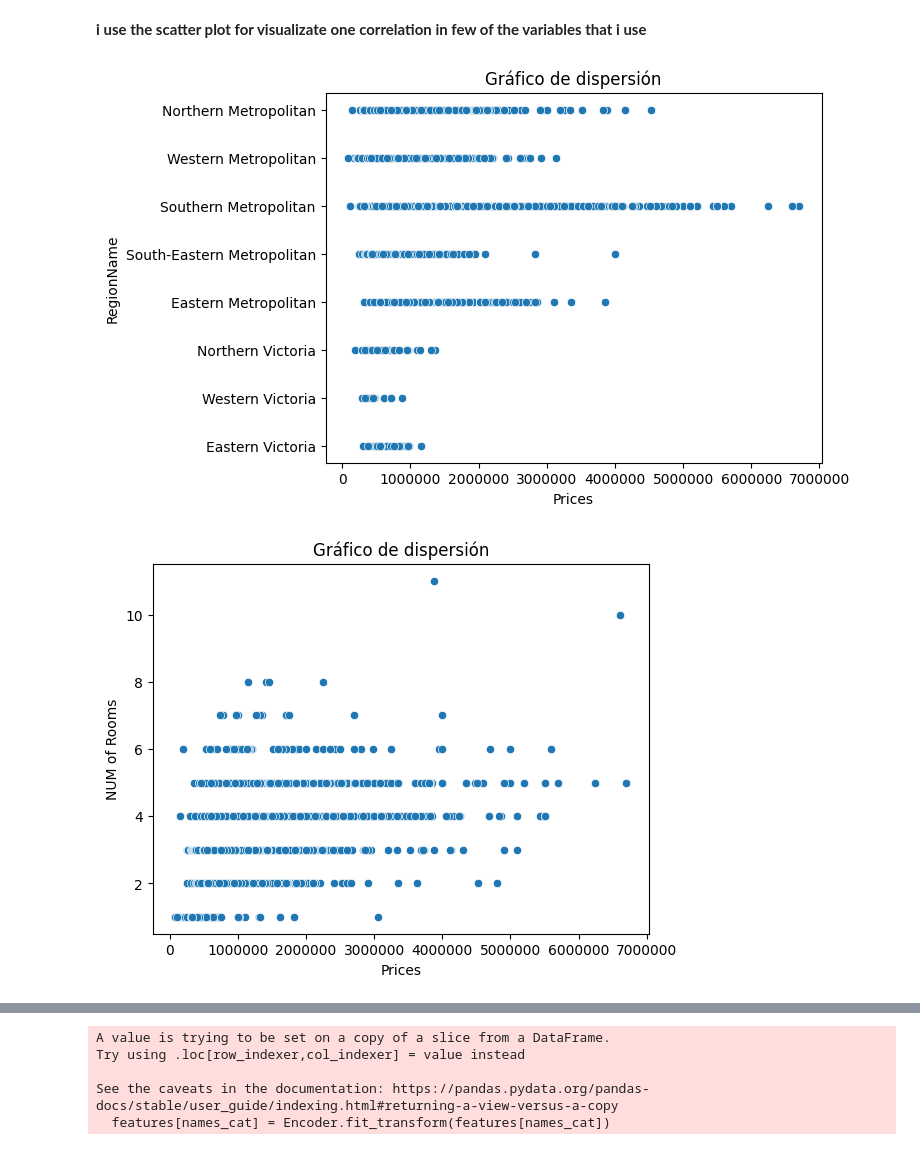
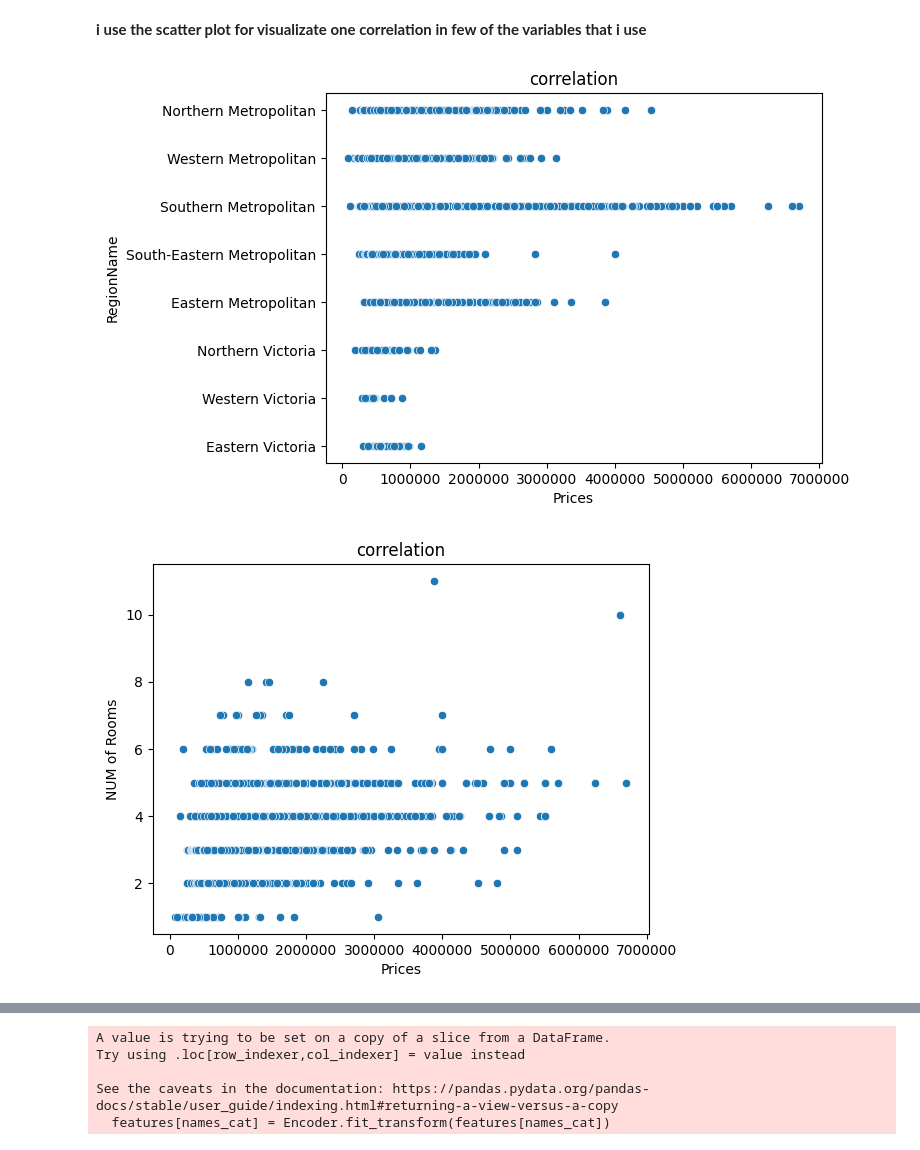
Before and after one commit to edoruin/KagglePractice, a Jupyter notebook: validation-knowledges-intro-ml.ipynb, the cells around one changed output, grey strips where cells are left out. Cells and saved outputs as stored; diff of their text form; code cells hidden in the pictures.

```diff
--- a/validation-knowledges-intro-ml.ipynb
+++ b/validation-knowledges-intro-ml.ipynb
@@ -47,7 +47,7 @@ sns.scatterplot( y=data_short['Regionname'], x=data_short['Price'],  data=data)
 plt.ticklabel_format(style='plain', axis='x')
 
 # add details with plt
-plt.title('Gráfico de dispersión')
+plt.title('correlation')
 plt.xlabel('Prices')
 plt.ylabel('RegionName')
 
@@ -55,27 +55,27 @@ plt.ylabel('RegionName')
 # show the plot
 plt.show()
 # %% [output]
-[figure, old version]
+[figure, new version]
 # %%
 import seaborn as sns
 import matplotlib.pyplot as plt
 
 
 #create a scatter plot with seaborn
 sns.scatterplot( y=data_short['Rooms'], x=data_short['Price'],  data=data)
 
 plt.ticklabel_format(style='plain', axis='x')
 
 # add details with plt
-plt.title('Gráfico de dispersión')
+plt.title('correlation')
 plt.xlabel('Prices')
 plt.ylabel('NUM of Rooms')
 
 
 # show the plot
 plt.show()
 # %% [output]
-[figure, old version]
+[figure, new version]
 # %%
 import seaborn as sns
 import matplotlib.pyplot as plt
```
Also changed, not shown: parts of 1 cell of this notebook.
